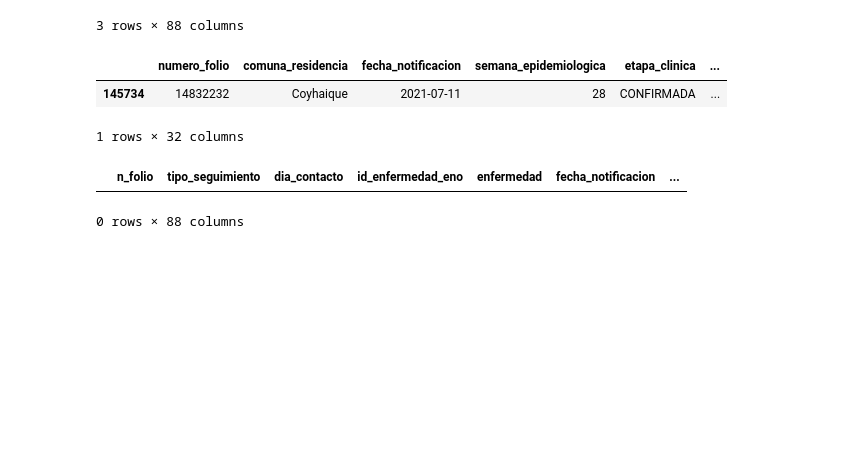
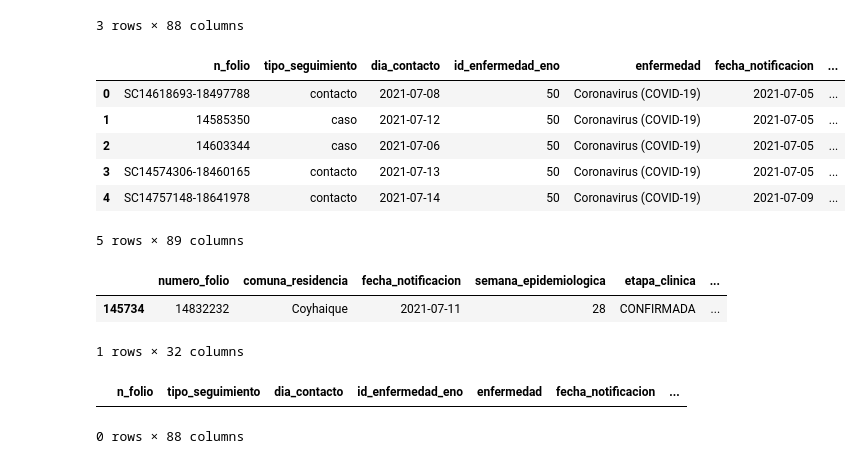
Before and after one commit to millacurafa/SeremiSaludAysenCovid, a Jupyter notebook: indicadores_trazabilidad.ipynb, the cells around one changed output. Cells and saved outputs as stored; diff of their text form; code cells hidden in the pictures; blank space fills up the shorter version.

```diff
--- a/indicadores_trazabilidad.ipynb
+++ b/indicadores_trazabilidad.ipynb
@@ -273,6 +273,16 @@ df_seguimiento_merged.sample(3)
 | 25822 | SC15141131-19172775 | contacto | 2021-07-28 | 50 | Coronavirus (COVID-19) | 2021-07-20 | ... |
 | 2145 | 15668604 | caso | Sin Datos | 50 | Coronavirus (COVID-19) | 2021-08-04 | ... |
 3 rows × 88 columns
+# %%
+df_seguimiento_merged.head()
+# %% [output]
+|  | n_folio | tipo_seguimiento | dia_contacto | id_enfermedad_eno | enfermedad | fecha_notificacion | ... |
+| 0 | SC14618693-18497788 | contacto | 2021-07-08 | 50 | Coronavirus (COVID-19) | 2021-07-05 | ... |
+| 1 | 14585350 | caso | 2021-07-12 | 50 | Coronavirus (COVID-19) | 2021-07-05 | ... |
+| 2 | 14603344 | caso | 2021-07-06 | 50 | Coronavirus (COVID-19) | 2021-07-05 | ... |
+| 3 | SC14574306-18460165 | contacto | 2021-07-13 | 50 | Coronavirus (COVID-19) | 2021-07-05 | ... |
+| 4 | SC14757148-18641978 | contacto | 2021-07-14 | 50 | Coronavirus (COVID-19) | 2021-07-09 | ... |
+5 rows × 89 columns
 # %%
 # Revisa folio en DB de notificaciones
 
```
Also changed, not shown: parts of 45 cells of this notebook, 2 other files.
